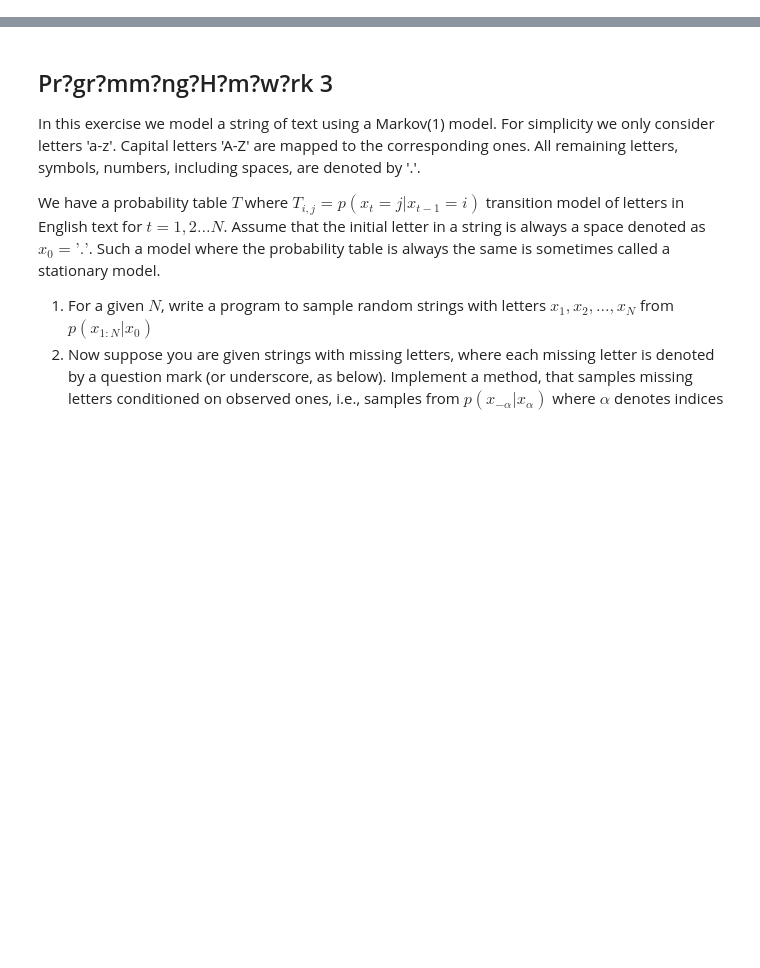
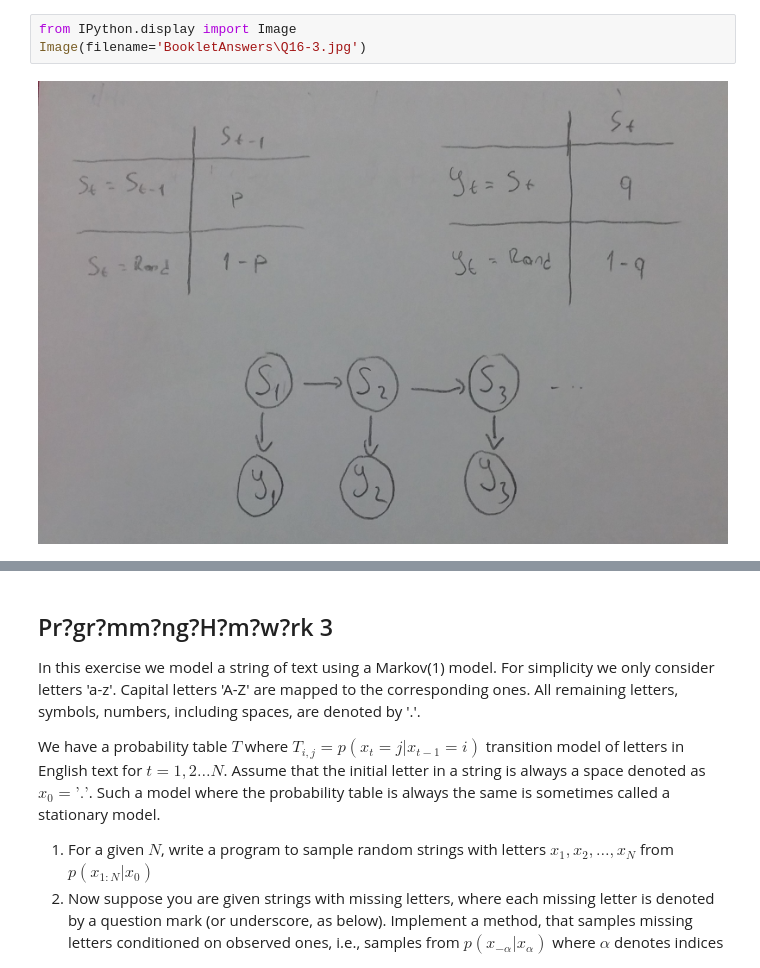
Before and after one commit to CMPE547-Spring-2017-Bogazici/hw3, a Jupyter notebook: Markov Chain of Letters.ipynb, the cells around one changed output, grey strips where cells are left out. Cells and saved outputs as stored; diff of their text form; blank space fills up the shorter version.

```diff
--- a/Markov Chain of Letters.ipynb
+++ b/Markov Chain of Letters.ipynb
@@ -7,0 +13,5 @@ I hereby declare that I observed the honour code of the university when preparin
+# %%
+from IPython.display import Image
+Image(filename='BookletAnswers\Q16-3.jpg')
+# %% [output]
+[figure, added]
```
Also changed, not shown: parts of 26 cells of this notebook, 6 other files.
